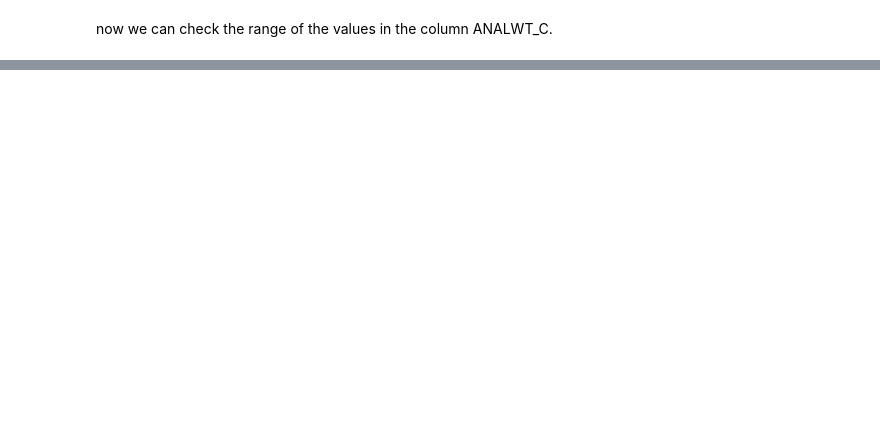
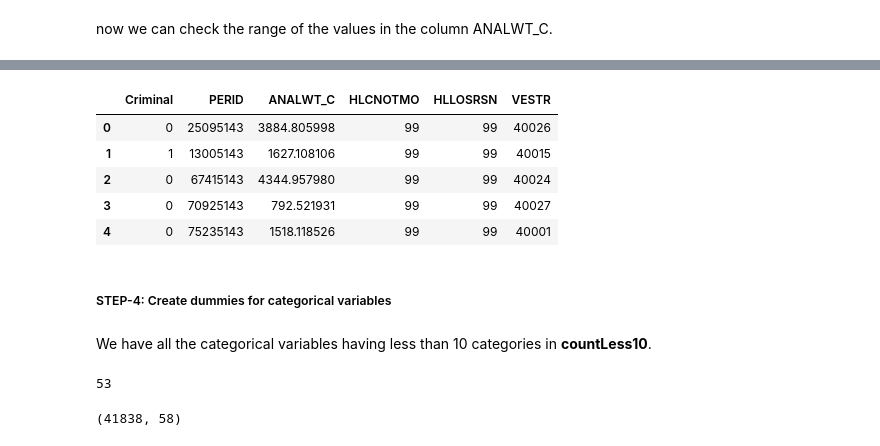
Before and after one commit to singhajeet13/Data-Science, a Jupyter notebook: Criminal Prediction-Classification.ipynb, the cells around one changed output, grey strips where cells are left out. Drawn from its saved outputs; the diff is of its cells as text; code cells hidden in the pictures; blank space fills up the shorter version.

```diff
--- a/Criminal Prediction-Classification.ipynb
+++ b/Criminal Prediction-Classification.ipynb
@@ -644,0 +691,19 @@ datasetOR.head()
+# %%
+dfEncode10 = dfEncode10.join(dfClean[countGreater10])
+# %%
+dfEncode10.head()
+# %% [output]
+|  | Criminal | PERID | ANALWT_C | HLCNOTMO | HLLOSRSN | VESTR |
+| 0 | 0 | 25095143 | 3884.805998 | 99 | 99 | 40026 |
+| 1 | 1 | 13005143 | 1627.108106 | 99 | 99 | 40015 |
+| 2 | 0 | 67415143 | 4344.957980 | 99 | 99 | 40024 |
+| 3 | 0 | 70925143 | 792.521931 | 99 | 99 | 40027 |
+| 4 | 0 | 75235143 | 1518.118526 | 99 | 99 | 40001 |
+# %% [markdown]
+##### STEP-4: Create dummies for categorical variables
+# %% [markdown]
+We have all the categorical variables having less than 10 categories in <b>countLess10</b>.
+# %%
+len(countLess10)
+# %% [output]
+53
@@ -644,0 +714,4 @@ datasetOR.head()
+# %%
+dfClean.shape
+# %% [output]
+(41838, 58)
```
Also changed, not shown: parts of 86 cells of this notebook.
